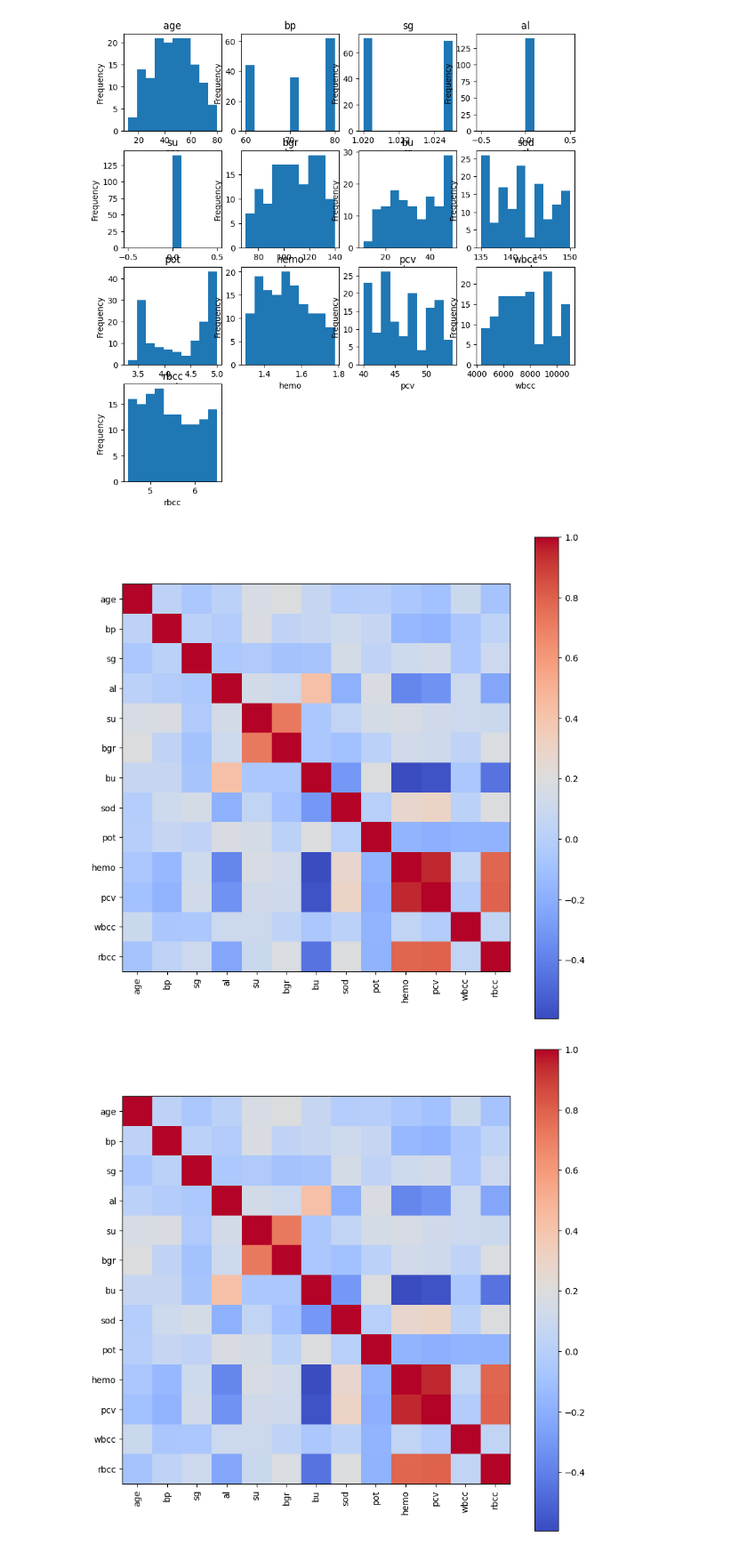
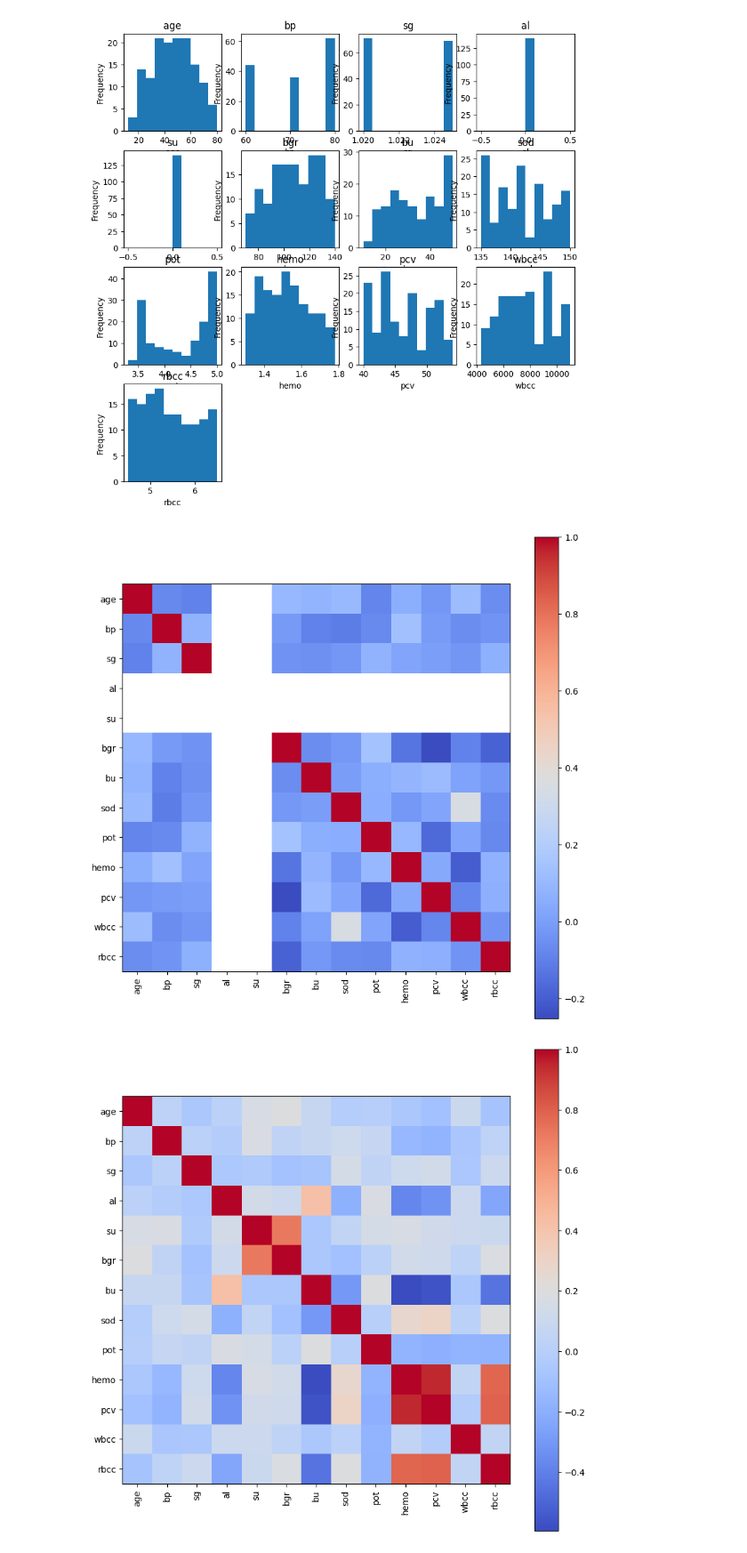
Before and after one commit to samuelms123/ML-tasks, a Jupyter notebook: task1/task1-pipeline.ipynb, the cells around one changed output. Shown at 89% size. Cells and saved outputs as stored; diff of their text form; code cells hidden in the pictures.

```diff
--- a/task1/task1-pipeline.ipynb
+++ b/task1/task1-pipeline.ipynb
@@ -254,13 +254,13 @@ corr_c = df_c.drop(columns=['class']).corr()
 corr_a = df_a.drop(columns=['class']).corr()
 # %%
 plt.figure(figsize=(10, 10))
-plt.imshow(corr_a, cmap='coolwarm', interpolation='none')
+plt.imshow(corr_c, cmap='coolwarm', interpolation='none')
 plt.colorbar()
 plt.xticks(range(len(corr_c)), corr_c.columns, rotation=90)
 plt.yticks(range(len(corr_c)), corr_c.columns)
 plt.show()
 # %% [output]
-[figure, old version]
+[figure, new version]
 # %%
 plt.figure(figsize=(10, 10))
 plt.imshow(corr_a, cmap='coolwarm', interpolation='none')
```
Also changed, not shown: parts of 6 cells of this notebook.
